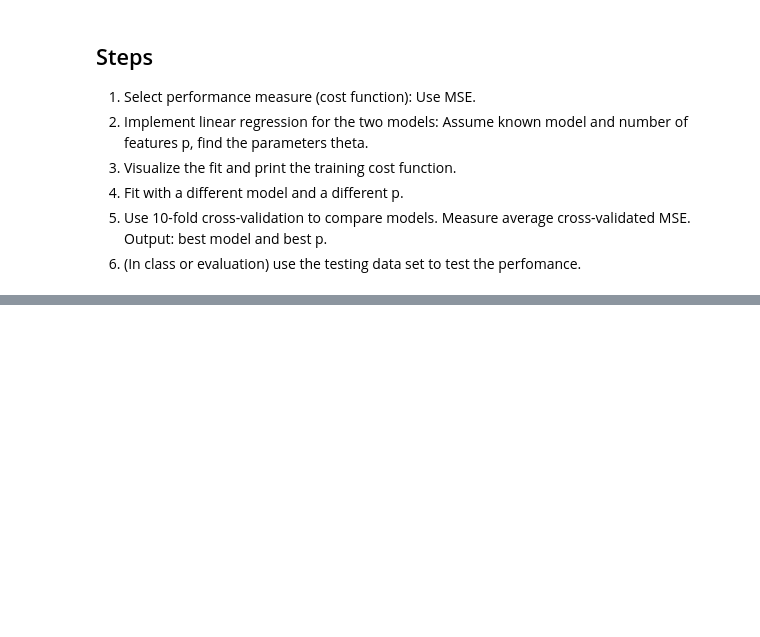
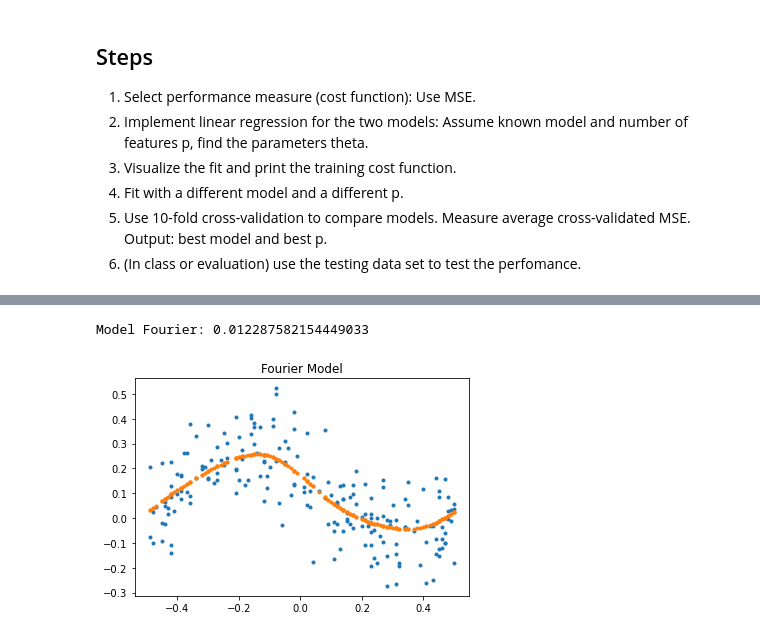
Before and after one commit to borovkk/RegressionProject, a Jupyter notebook: Assign-2_RegressionProject.ipynb, the cells around one changed output, grey strips where cells are left out. Saved outputs shown, nothing was run; the diff lists cells and outputs as text; code cells hidden in the pictures; blank space fills up the shorter version.

```diff
--- a/Assign-2_RegressionProject.ipynb
+++ b/Assign-2_RegressionProject.ipynb
@@ -242,3 +166,75 @@ plt.plot(t, theta_hat @ X, '.')
+# %%
+# Family 1: Sines and Cosines (Fourier Series)
+
+t = np.array([-0.49,  0.48, -0.19,  0.24, -0.08,  0.49, -0.21, -0.16, -0.13,
+        0.5 ,  0.09,  0.14, -0.27,  0.01,  0.37, -0.42, -0.45, -0.14,
+        0.17,  0.14, -0.38,  0.18, -0.45, -0.3 , -0.12,  0.02, -0.11,
+        0.38, -0.01,  0.12,  0.44,  0.32,  0.2 , -0.26,  0.04,  0.23,
+        0.18,  0.14,  0.15, -0.21, -0.41,  0.06, -0.25, -0.31, -0.42,
+       -0.09,  0.34, -0.05,  0.21,  0.26,  0.27,  0.27, -0.28, -0.49,
+        0.01,  0.29, -0.15,  0.34,  0.49,  0.03, -0.12,  0.15, -0.02,
+       -0.02,  0.24,  0.47, -0.06,  0.34, -0.29, -0.43, -0.09,  0.14,
+        0.23,  0.23,  0.08,  0.12, -0.42, -0.12, -0.19,  0.45, -0.36,
+       -0.08,  0.13, -0.16,  0.23,  0.44,  0.5 , -0.3 ,  0.45, -0.24,
+       -0.42,  0.28,  0.11, -0.47,  0.11, -0.27,  0.41,  0.46, -0.36,
+       -0.32, -0.05,  0.45, -0.08, -0.39, -0.34, -0.37,  0.32, -0.24,
+       -0.44, -0.03, -0.4 ,  0.47,  0.27, -0.32, -0.2 , -0.37, -0.13,
+       -0.07,  0.08, -0.44, -0.44,  0.43, -0.04,  0.09,  0.35, -0.02,
+       -0.12,  0.42, -0.39, -0.25, -0.45,  0.44, -0.02,  0.31, -0.48,
+        0.23, -0.07, -0.17,  0.4 ,  0.35, -0.2 ,  0.45, -0.1 ,  0.17,
+        0.21, -0.11, -0.3 ,  0.48,  0.31,  0.21,  0.2 ,  0.27,  0.47,
+       -0.39,  0.46,  0.31,  0.23,  0.5 , -0.43,  0.13, -0.34,  0.02,
+       -0.27,  0.3 , -0.18,  0.41,  0.17, -0.15,  0.29, -0.05, -0.39,
+        0.25,  0.28,  0.02, -0.21,  0.11,  0.16,  0.47,  0.1 ,  0.03,
+        0.22,  0.43,  0.16, -0.21, -0.16,  0.39,  0.25,  0.04, -0.4 ,
+        0.22,  0.46,  0.12,  0.15,  0.48, -0.48, -0.15, -0.42,  0.28,
+       -0.36,  0.31])
+#t is the same, source: lecture
+
+def fourier(t, p):
+    n = t.size
+    return np.stack(
+        [np.cos(f * 2*np.pi*t) for f in range(0, (p+1)//2)] +
+        [np.sin(f * 2*np.pi*t) for f in range(1, (p+2)//2)])
+
+p = 6   # number of features
+X = fourier(t, p)
+theta = 0.1*np.random.randn(p)
+y = theta @ X + noise   # training data
+
+plt.plot(t, y, '.')
+
+# Hypothesize
+features = fourier
+p = 6
+X = features(t, p)
+
+# Cross-validation
+n=200
+mse = 0
+nfolds = 10
+for i in range(nfolds):
+    split = np.random.rand(n) < 0.5
+    X_train = X[:, ~split]
+    y_train = y[~split]
+    X_test = X[:, split]
+    y_test = y[split]
+
+    theta_hat = np.linalg.inv(X_train @ X_train.T) @ X_train @ y_train  # fit
+    y_predict = theta_hat @ X_test   #  predict
+
+    mse += ((y_test - y_predict)**2).mean()  # cost function
+
+    fourier_option=mse/nfolds
+
+print("Model Fourier:", fourier_option)
+
+plt.plot(t, theta_hat @ X, '.')
+plt.title("Fourier Model")
+plt.show()
+# %% [output]
+Model Fourier: 0.012287582154449033
+[figure, added]
 # %%
 # validate set shapes
 print(X_train.shape, y_train.shape)
```
Also changed, not shown: parts of 15 cells of this notebook, 1 other file.
